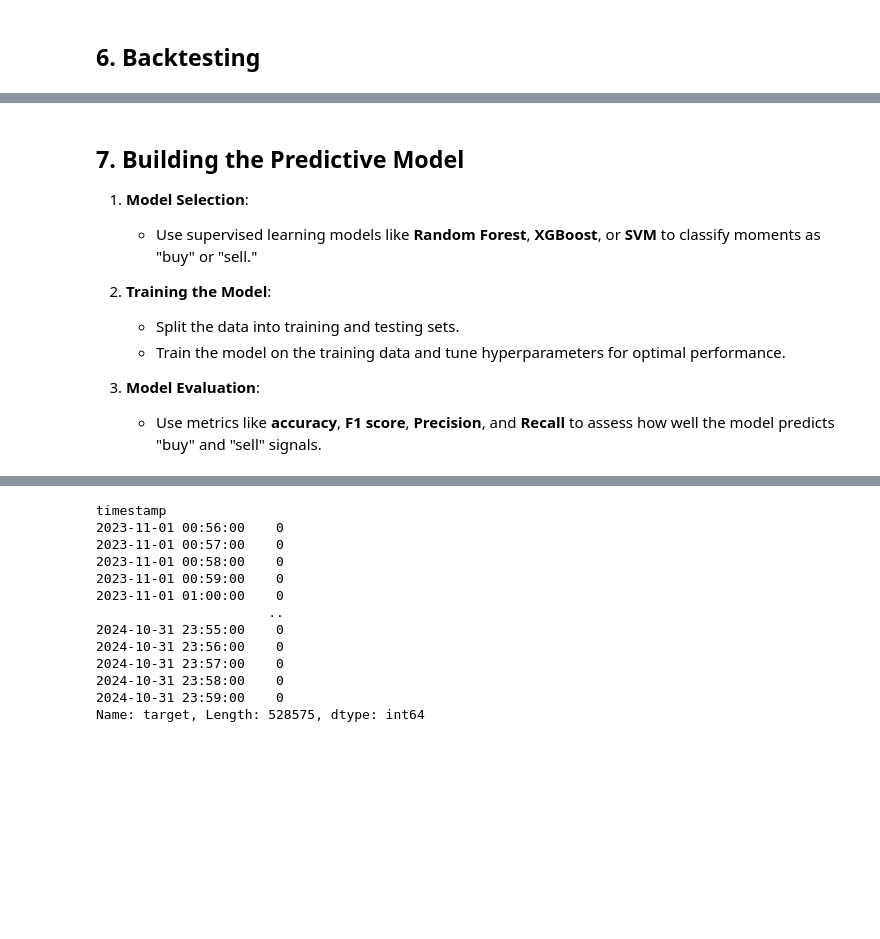
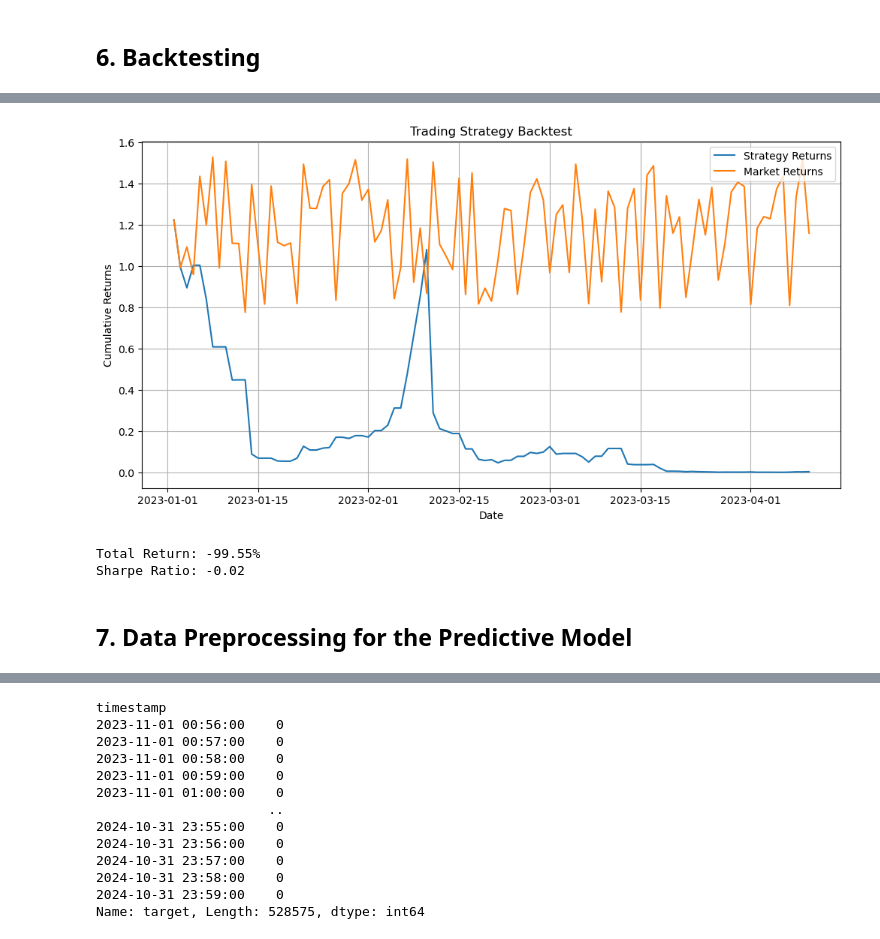
Before and after one commit to kostadinlambov/Algorithmic-Trading-Bot, a Jupyter notebook: Notebook/01.Algorithmic Trading Bot.ipynb, the cells around one changed output, grey strips where cells are left out. Saved outputs shown, nothing was run; the diff lists cells and outputs as text; code cells hidden in the pictures; blank space fills up the shorter version.

```diff
--- a/Notebook/01.Algorithmic Trading Bot.ipynb
+++ b/Notebook/01.Algorithmic Trading Bot.ipynb
@@ -979,12 +779,44 @@ Final Return with 1h data: $140.85[%]
+# %%
+import numpy as np
+import pandas as pd
+import matplotlib.pyplot as plt
+
+# Sample historical data
+data = pd.DataFrame({
+    'timestamp': pd.date_range(start='2023-01-01', periods=100, freq='D'),
+    'close_price': np.random.uniform(100, 200, 100),
+    'signal': np.random.choice([-1, 0, 1], 100),  # Buy (1), Hold (0), Sell (-1)
+})
+
+# Calculate daily returns
+data['market_returns'] = data['close_price'].pct_change()
+
+# Apply trading signals
+data['strategy_returns'] = data['signal'].shift(1) * data['market_returns']
+
+# Calculate cumulative returns
+data['cumulative_strategy_returns'] = (1 + data['strategy_returns']).cumprod()
+data['cumulative_market_returns'] = (1 + data['market_returns']).cumprod()
+
+# Plot equity curves
+plt.figure(figsize=(12, 6))
+plt.plot(data['timestamp'], data['cumulative_strategy_returns'], label='Strategy Returns')
+plt.plot(data['timestamp'], data['cumulative_market_returns'], label='Market Returns')
+plt.title('Trading Strategy Backtest')
+plt.xlabel('Date')
+plt.ylabel('Cumulative Returns')
+plt.legend()
+plt.grid()
+plt.show()
+
+# Performance Metrics
+total_return = data['cumulative_strategy_returns'].iloc[-1] - 1
+sharpe_ratio = data['strategy_returns'].mean() / data['strategy_returns'].std()
+print(f"Total Return: {total_return:.2%}")
+print(f"Sharpe Ratio: {sharpe_ratio:.2f}")
+# %% [output]
+[figure, added]
+Total Return: -99.55%
+Sharpe Ratio: -0.02
 # %% [markdown]
-## 7. Building the Predictive Model
-
-1. **Model Selection**:
-   - Use supervised learning models like **Random Forest**, **XGBoost**, or **SVM** to classify moments as "buy" or "sell."
-
-2. **Training the Model**:
-   - Split the data into training and testing sets.
-   - Train the model on the training data and tune hyperparameters for optimal performance.
-
-3. **Model Evaluation**:
-   - Use metrics like **accuracy**, **F1 score**, **Precision**, and **Recall** to assess how well the model predicts "buy" and "sell" signals.
+## 7. Data Preprocessing for the Predictive Model
```
Also changed, not shown: parts of 155 cells of this notebook, 13 other files.
